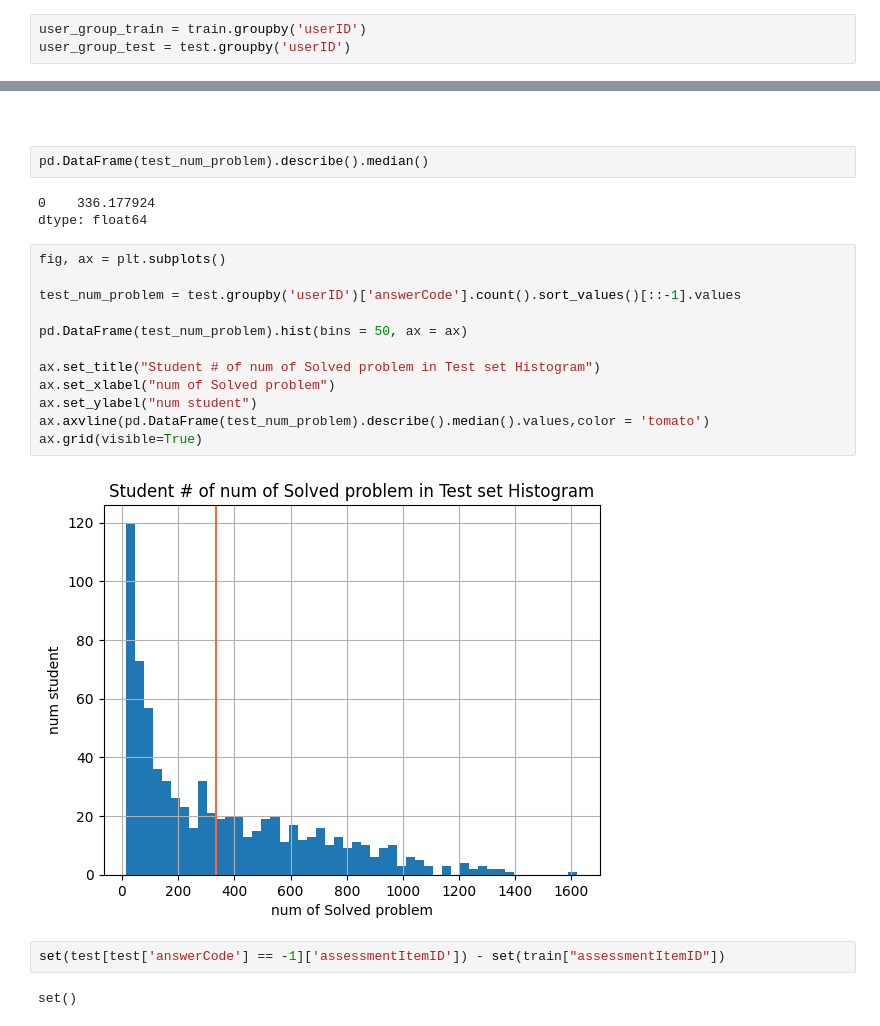
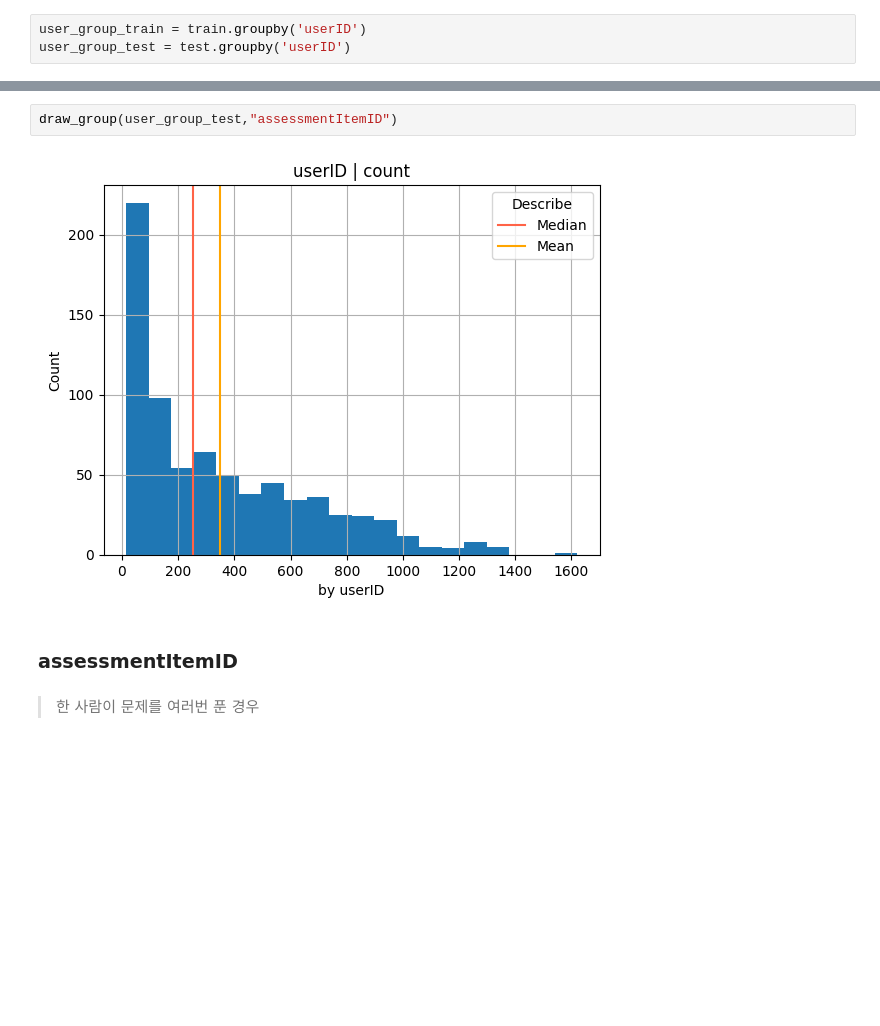
Before and after one commit to boostcampaitech4lv23recsys2/level2_dkt_recsys-level2-recsys-08, a Jupyter notebook: EDA/EDA_juj.ipynb, the cells around one changed output, grey strips where cells are left out. Cells and saved outputs as stored; diff of their text form; blank space fills up the shorter version.

```diff
--- a/EDA/EDA_juj.ipynb
+++ b/EDA/EDA_juj.ipynb
@@ -126,25 +165,8 @@ draw_user_group(user_group_test)
+# %%
+draw_group(user_group_test,"assessmentItemID")
+# %% [output]
+[figure, added]
 # %% [markdown]
-##
+### assessmentItemID
-# %%
-pd.DataFrame(test_num_problem).describe().median()
-# %% [output]
-0    336.177924
-dtype: float64
-# %%
-fig, ax = plt.subplots()
-
-test_num_problem = test.groupby('userID')['answerCode'].count().sort_values()[::-1].values
-
-pd.DataFrame(test_num_problem).hist(bins = 50, ax = ax)
-
-ax.set_title("Student # of num of Solved problem in Test set Histogram")
-ax.set_xlabel("num of Solved problem")
-ax.set_ylabel("num student")
-ax.axvline(pd.DataFrame(test_num_problem).describe().median().values,color = 'tomato')
-ax.grid(visible=True)
-# %% [output]
-[figure, removed]
-# %%
-set(test[test['answerCode'] == -1]['assessmentItemID']) - set(train["assessmentItemID"])
-# %% [output]
-set()
+# %% [markdown]
+> 한 사람이 문제를 여러번 푼 경우
```
Also changed, not shown: parts of 38 cells of this notebook.
